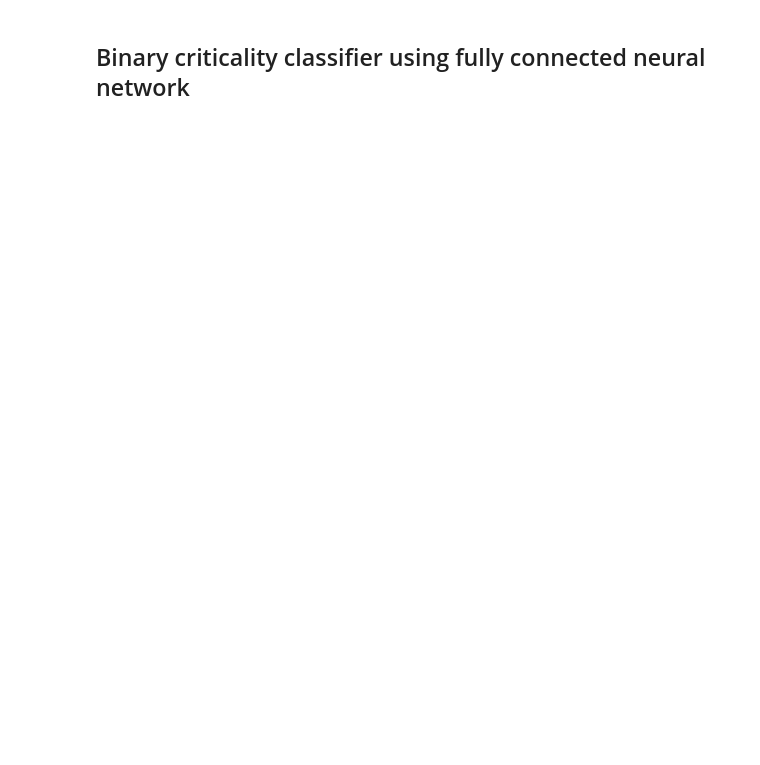
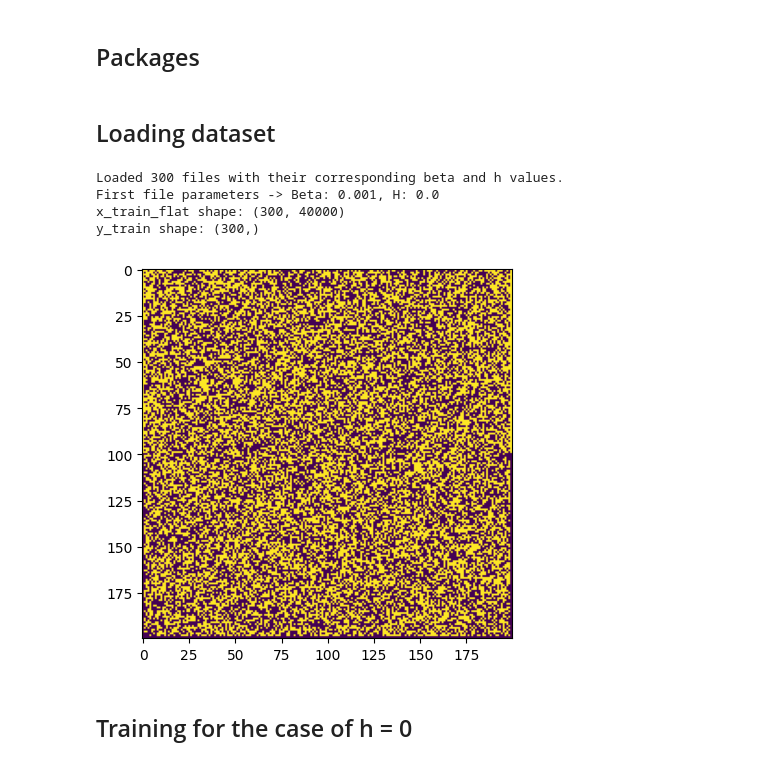
Before and after one commit to ZalanBoss/Ising-BME, a Jupyter notebook: Ising FCN.ipynb, the cells around one changed output. Cells and saved outputs as stored; diff of their text form; code cells hidden in the pictures; blank space fills up the shorter version.

Commit message:
Critical temperature investigation using FCNN, submatrix training result

```diff
--- a/Ising FCN.ipynb
+++ b/Ising FCN.ipynb
@@ -1,3 +0,0 @@
-# %% [markdown]
-Binary criticality classifier using fully connected neural network
----
@@ -34,0 +1,3 @@ x_train_flat = x_raw.reshape(x_raw.shape[0], -1)
+# %% [markdown]
+Packages
+---
@@ -35 +12,73 @@ x_train_flat = x_raw.reshape(x_raw.shape[0], -1)
+# %% [markdown]
+Loading dataset
+---
+# %%
+
+
+# Find all .npz files in the data directory
+file_pattern = "../2dIsingData/zero_h/*.npz"
+all_files = glob.glob(file_pattern)
+
+dataset_list = []
+
+for file_path in all_files:
+    # 1. Strip away the folder path ("data/") and the extension (".npz")
+    # Example: "data/0.44_0.0_above_2026..." -> "0.44_0.0_above_2026..."
+    base_name = os.path.basename(file_path).replace(".npz", "")
+
+    # 2. Split the string by underscores
+    # Parts will look like: ["0.44", "0.0", "above", "20260522", "092547", "123456"]
+    parts = base_name.split("_")
+
+    # 3. Extract and convert beta and h from their positions in the filename
+    beta_val = float(parts[0])
+    h_val = float(parts[1])
+    criticality = True
+    if(parts[2] == "above"):
+        pass
+    else:
+        criticality = False
+
+
+
+    # 4. Load the actual arrays from inside the file
+    with np.load(file_path) as data:
+        dataset_list.append({
+            "filename": file_path,
+            "beta": beta_val,
+            "h": h_val,
+            "sigma": data['sigma'],
+            "phase": str(data['phase']),
+            "criticality": criticality
+        })
+
+print(f"Loaded {len(dataset_list)} files with their corresponding beta and h values.")
+
+# Example: Inspecting the parameters of the first loaded file
+print(f"First file parameters -> Beta: {dataset_list[0]['beta']}, H: {dataset_list[0]['h']}")
+
+# Test
+plt.imshow(dataset_list[0]['sigma'])
+
+#Formatting for training
+# 1. Extract and flatten each individual sigma matrix
+# This creates a 2D array of shape (num_samples, num_features)
+x_train_flat = np.array([sample['sigma'].flatten() for sample in dataset_list])
+
+# 2. Extract the criticality booleans/labels
+# This creates a 1D array of shape (num_samples,)
+y_train = np.array([sample['criticality'] for sample in dataset_list])
+
+# Verification check
+print("x_train_flat shape:", x_train_flat.shape)
+print("y_train shape:", y_train.shape)
+# %% [output]
+Loaded 300 files with their corresponding beta and h values.
+First file parameters -> Beta: 0.001, H: 0.0
+x_train_flat shape: (300, 40000)
+y_train shape: (300,)
+[figure, added]
+# %% [markdown]
+Training for the case of h = 0
+---
 # %%
```
Also changed, not shown: parts of 11 cells of this notebook.
